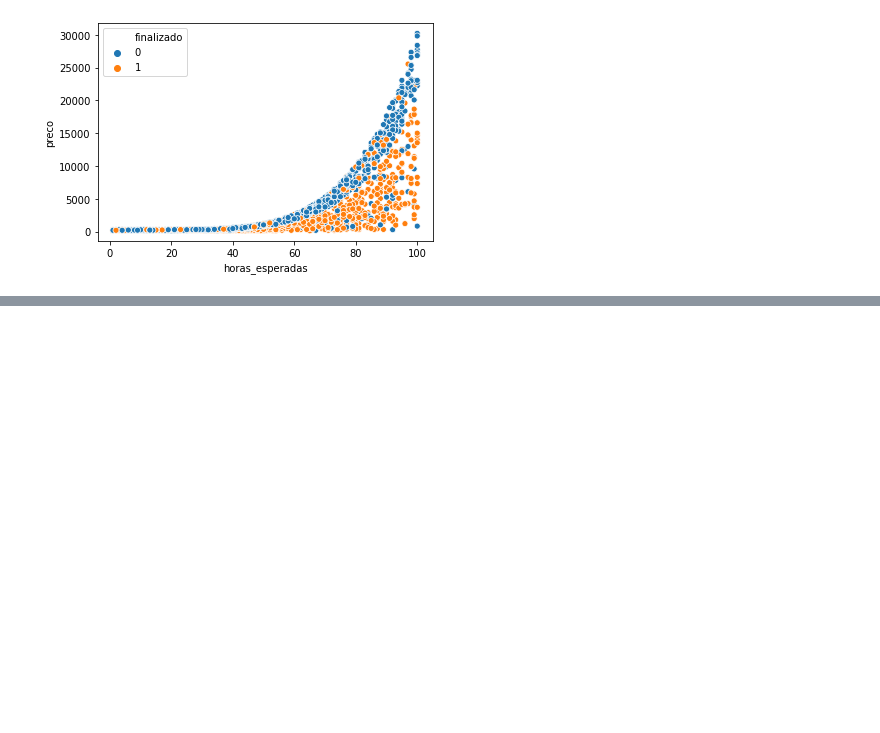
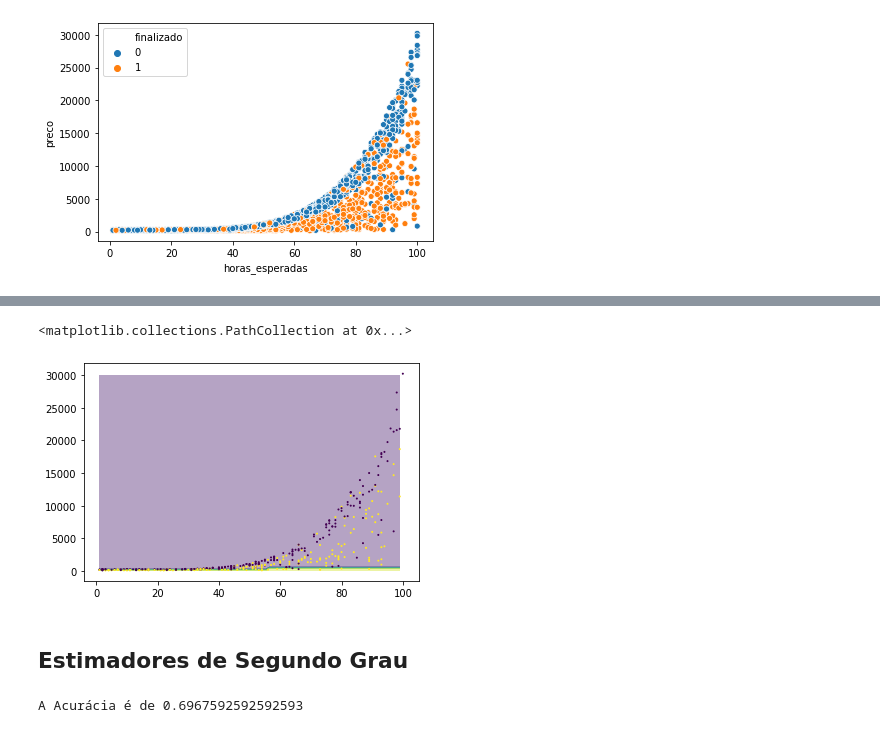
Before and after one commit to lucasrcsantana/training-ml, a Jupyter notebook: ML Course - Intro to classification with SKLearn.ipynb, the cells around one changed output, grey strips where cells are left out. Cells and saved outputs as stored; diff of their text form; code cells hidden in the pictures; blank space fills up the shorter version.

```diff
--- a/ML Course - Intro to classification with SKLearn.ipynb
+++ b/ML Course - Intro to classification with SKLearn.ipynb
@@ -241,0 +262,2 @@ A Acurácia é de 0.47453703703703703
+# %%
+pixels = 100
@@ -241,0 +266,19 @@ A Acurácia é de 0.47453703703703703
+# %%
+x_axis = np.arange(x_min, x_max, ((x_max - x_min) / pixels))
+y_axis = np.arange(y_min, y_max, ((y_max - y_min) / pixels))
+# %%
+xx, yy = np.meshgrid(x_axis, y_axis)
+pontos = np.c_[xx.ravel(), yy.ravel()]
+# %%
+z = model.predict(pontos)
+z = z.reshape(xx.shape)
+# %%
+import matplotlib.pyplot as plt
+
+plt.contourf(xx, yy, z, alpha=0.4)
+plt.scatter(x_test['horas_esperadas'], x_test['preco'], c=y_test['finalizado'], s=1)
+# %% [output]
+<matplotlib.collections.PathCollection at 0x...>
+[figure, added]
+# %% [markdown]
+## Estimadores de Segundo Grau
@@ -241,0 +290,22 @@ A Acurácia é de 0.47453703703703703
+# %%
+x = df[['horas_esperadas', 'preco']]
+y = df[['finalizado']]
+
+
+raw_x_train, raw_x_test, y_train, y_test = train_test_split(x, y, random_state=30, test_size=0.2, stratify=y)
+
+scaler = StandardScaler()
+scaler.fit(raw_x_train)
+x_train = scaler.transform(raw_x_train)
+x_test = scaler.transform(raw_x_test)
+
+model = SVC()
+
+model.fit(x_train, y_train)
+
+y_pred = model.predict(x_test)
+
+acc = accuracy_score(y_test, y_pred)
+print(f'A Acurácia é de {acc}')
+# %% [output]
+A Acurácia é de 0.6967592592592593
```
Also changed, not shown: parts of 35 cells of this notebook.
